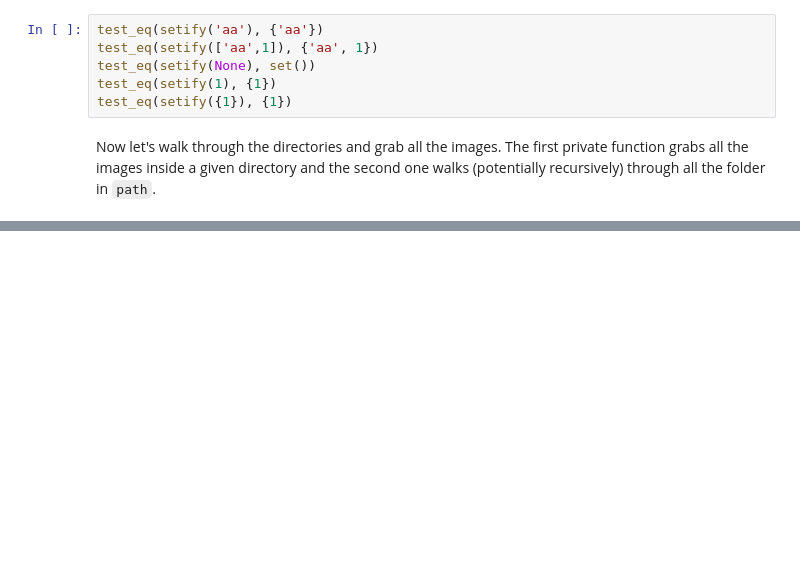
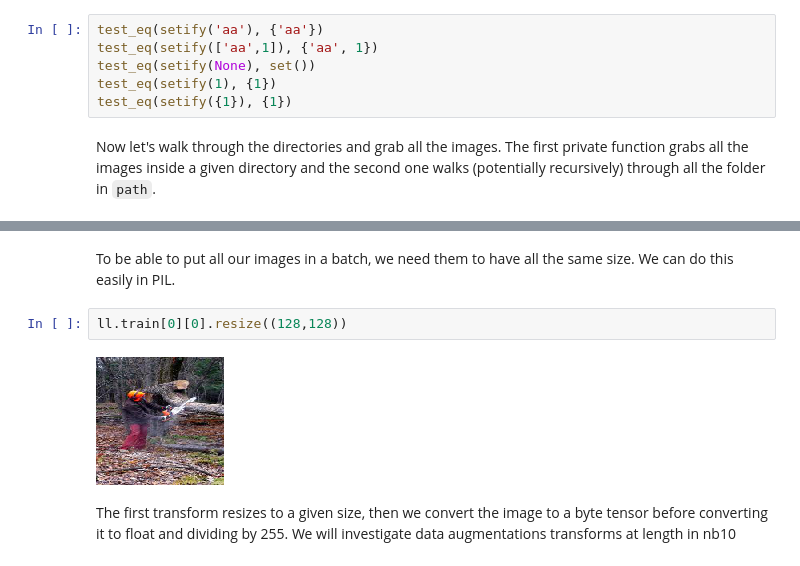
Before and after one commit to prats0599/fastaipart2-mooc-notes, a Jupyter notebook: 08_mydatablock.ipynb, the cells around one changed output, grey strips where cells are left out. Saved outputs shown, nothing was run; the diff lists cells and outputs as text; blank space fills up the shorter version.

```diff
--- a/08_mydatablock.ipynb
+++ b/08_mydatablock.ipynb
@@ -97,0 +499,8 @@ def get_files(path, extensions=None, recurse=False, include=None):
+# %% [markdown]
+To be able to put all our images in a batch, we need them to have all the same size. We can do this easily in PIL.
+# %%
+ll.train[0][0].resize((128,128))
+# %% [output]
+[figure, added]
+# %% [markdown]
+The first transform resizes to a given size, then we convert the image to a byte tensor before converting it to float and dividing by 255. We will investigate data augmentations transforms at length in nb10
```
Also changed, not shown: parts of 109 cells of this notebook, 3 other files.
